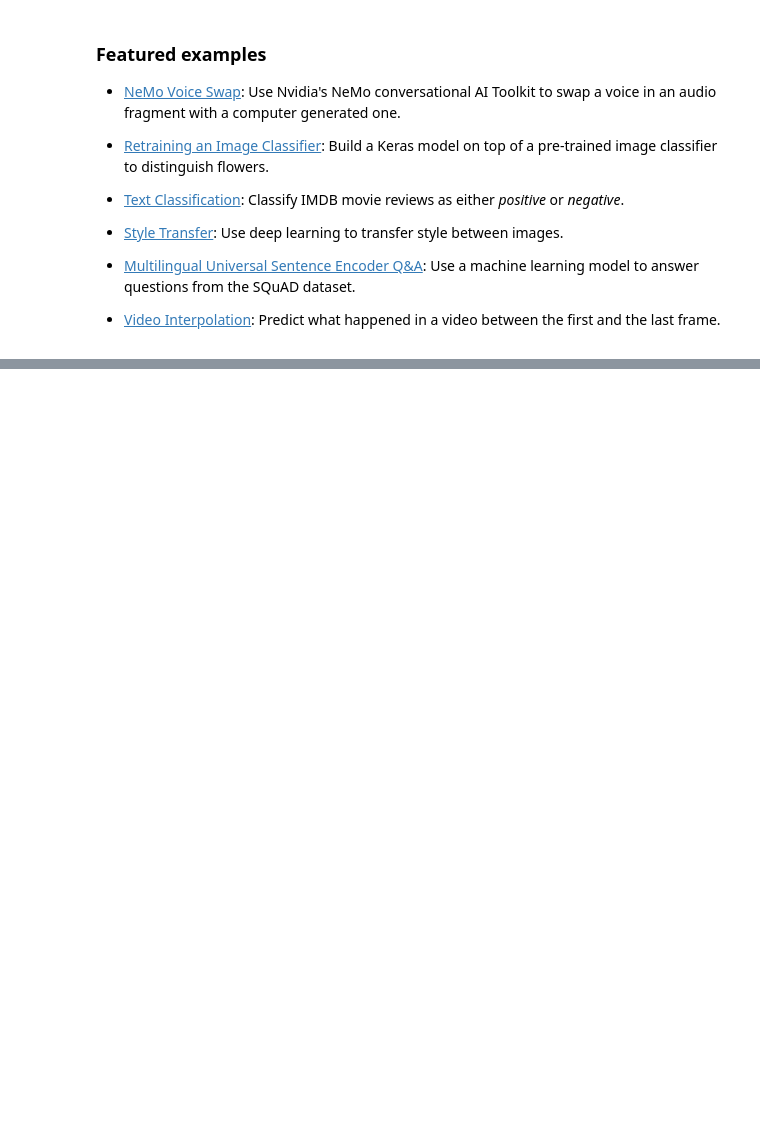
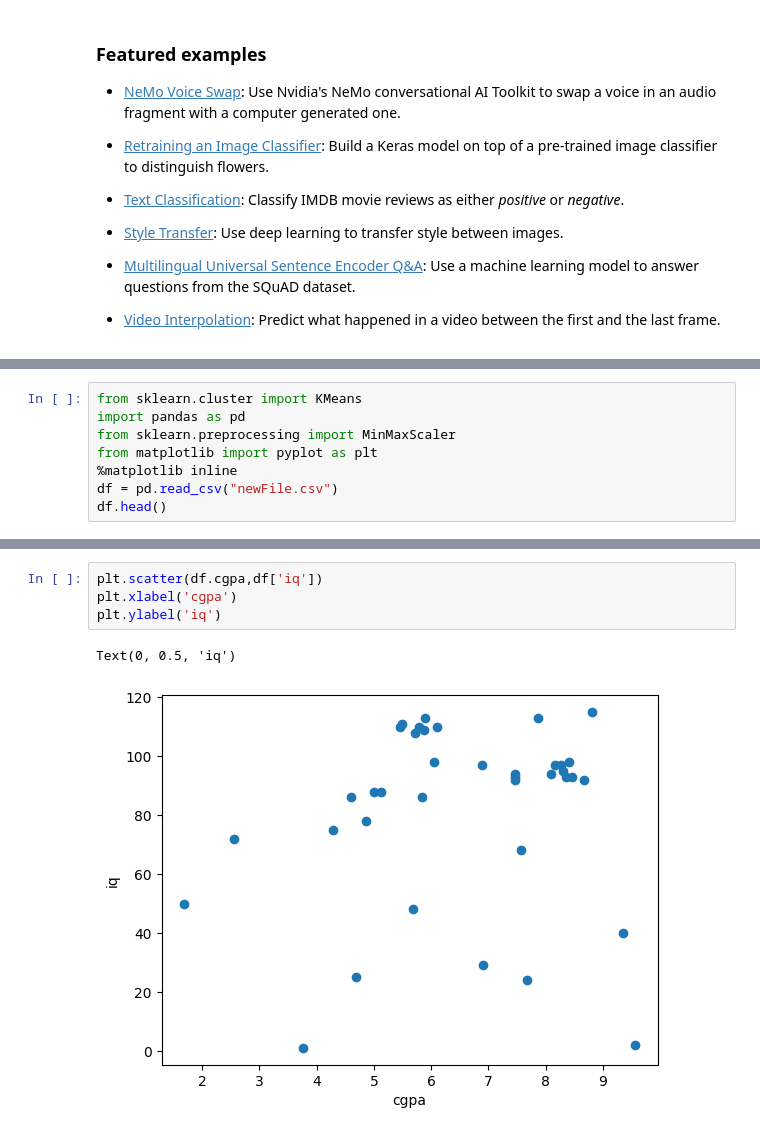
Before and after one commit to FoziaNasir/Fozia, a Jupyter notebook: Welcome_To_Colaboratory.ipynb, the cells around one changed output, grey strips where cells are left out. Drawn from its saved outputs; the diff is of its cells as text; blank space fills up the shorter version.

```diff
--- a/Welcome_To_Colaboratory.ipynb
+++ b/Welcome_To_Colaboratory.ipynb
@@ -214,0 +153,8 @@ reg.intercept_
+# %%
+from sklearn.cluster import KMeans
+import pandas as pd
+from sklearn.preprocessing import MinMaxScaler
+from matplotlib import pyplot as plt
+%matplotlib inline
+df = pd.read_csv("newFile.csv")
+df.head()
@@ -214,0 +168,7 @@ reg.intercept_
+# %%
+plt.scatter(df.cgpa,df['iq'])
+plt.xlabel('cgpa')
+plt.ylabel('iq')
+# %% [output]
+Text(0, 0.5, 'iq')
+[figure, added]
```
Also changed, not shown: parts of 12 cells of this notebook.
